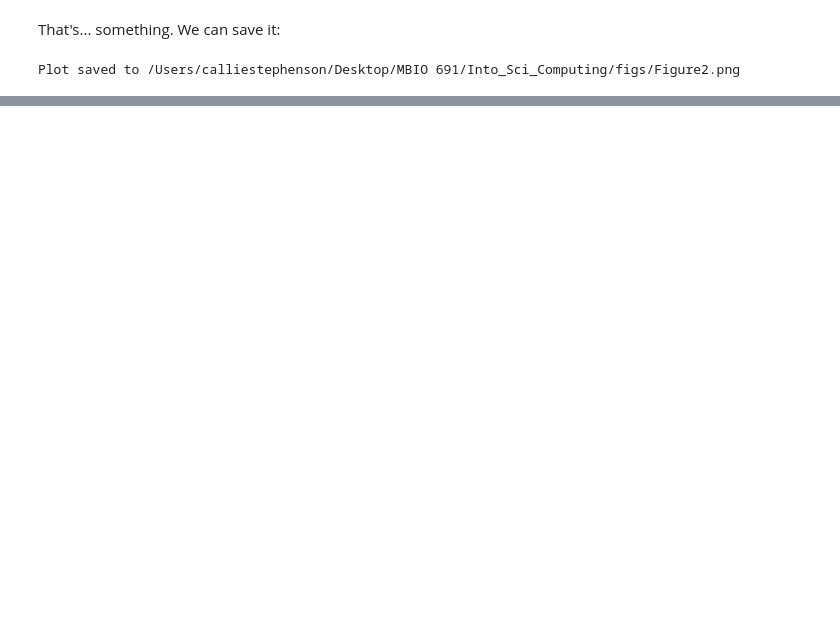
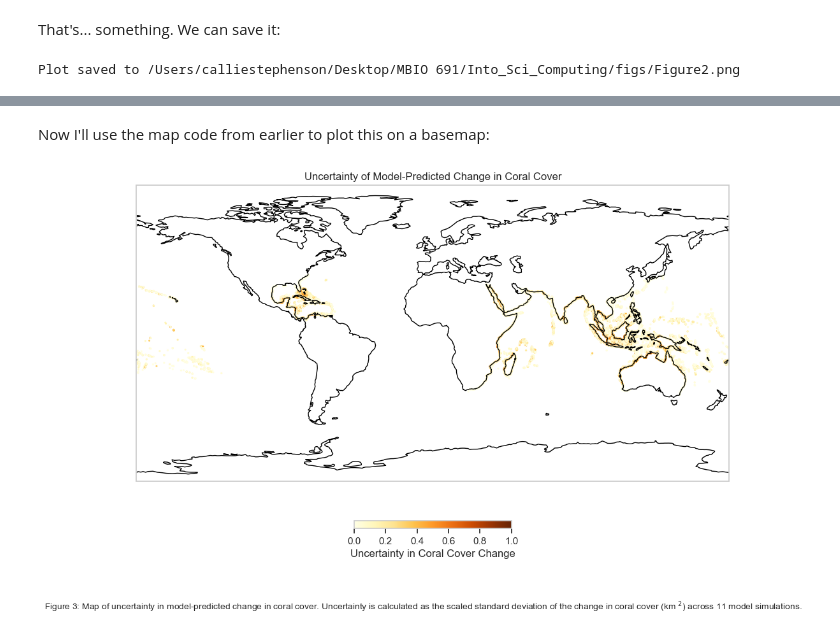
Before and after one commit to CallieStephenson/Into_Sci_Computing, a Jupyter notebook: Project.ipynb, the cells around one changed output, grey strips where cells are left out. Drawn from its saved outputs; the diff is of its cells as text; code cells hidden in the pictures; blank space fills up the shorter version.

```diff
--- a/Project.ipynb
+++ b/Project.ipynb
@@ -296,0 +285,47 @@ Plot saved to /Users/calliestephenson/Desktop/MBIO 691/Into_Sci_Computing/figs/F
+# %%
+# Scale the standard deviation column (min-max scaling) to the range [0, 1]
+min_std = data_std_across_models['std_coral_cover_change'].min()
+max_std = data_std_across_models['std_coral_cover_change'].max()
+
+# Apply the min-max scaling formula
+data_std_across_models['std_coral_cover_change_scaled'] = (data_std_across_models['std_coral_cover_change'] - min_std) / (max_std - min_std)
+# %% [markdown]
+Now I'll use the map code from earlier to plot this on a basemap:
+# %%
+# Set up the map with Cartopy using PlateCarree projection (good for lat/lon)
+plt.figure(figsize=(12, 8))
+ax = plt.axes(projection=ccrs.PlateCarree())
+ax.coastlines()  # Add coastline outlines
+ax.set_global()  # Show the entire world view
+
+# Plot the data points, coloring by coral_cover_change
+scatter = sns.scatterplot(
+    x='longitude', y='latitude',
+    hue='std_coral_cover_change_scaled',
+    palette='YlOrBr', # Appropriate palette
+    data=data_std_across_models,
+    s=5,  # size of points
+    marker='o',  # circular markers
+    edgecolor='none',  # Remove the marker borders because it made everything black
+    legend = False #remove sns colorbar because it sux
+)
+
+#have to do a bunch to add a pyplot colorbar
+norm = plt.Normalize(vmin=data_std_across_models['std_coral_cover_change_scaled'].min(),
+                     vmax=data_std_across_models['std_coral_cover_change_scaled'].max())
+sm = plt.cm.ScalarMappable(cmap='YlOrBr', norm=norm)
+sm.set_array([])  # This is a dummy array for the colorbar
+
+# Add colorbar with label
+cbar = plt.colorbar(sm, ax=ax, orientation='horizontal', fraction=0.02, pad=0.1)
+cbar.set_label("Uncertainty in Coral Cover Change")
+
+# Set labels and title
+plt.title("Uncertainty of Model-Predicted Change in Coral Cover")
+# Add a caption
+caption_text = "Figure 3: Map of uncertainty in model-predicted change in coral cover. Uncertainty is calculated as the scaled standard deviation of the change in coral cover (km $^2$) across 11 model simulations."
+plt.figtext(0.5, -0.05, caption_text, ha="center", fontsize=10, wrap=True)
+
+plt.show()
+# %% [output]
+[figure, added]
```
Also changed, not shown: parts of 17 cells of this notebook.
